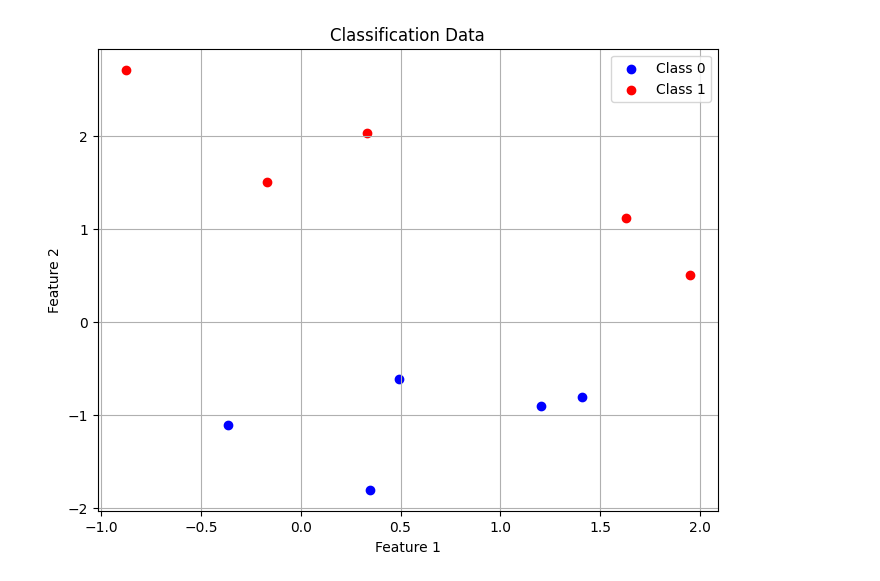
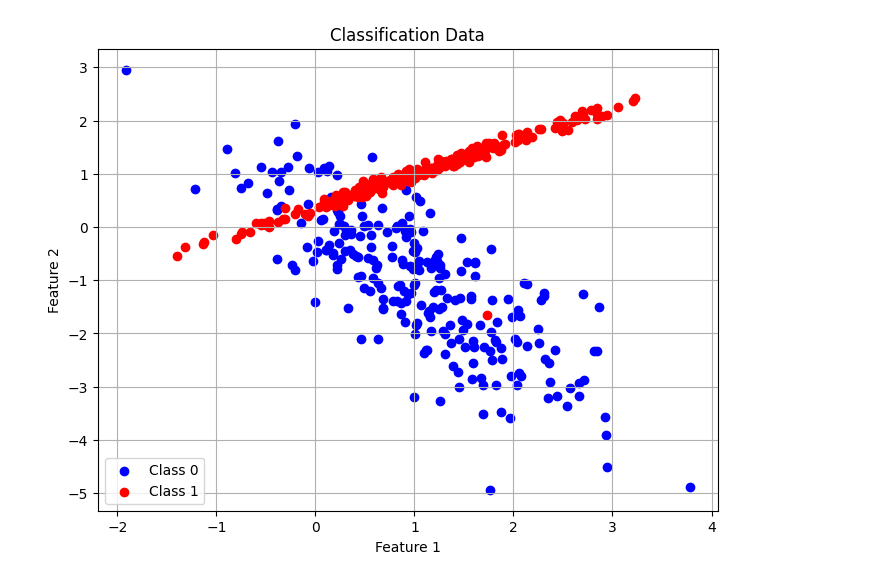
Before and after one commit to efekaanefe/ML-Algorithms-From-Scratch, a Jupyter notebook: SVM.ipynb, the cells around one changed output. Cells and saved outputs as stored; diff of their text form; code cells hidden in the pictures.

```diff
--- a/SVM.ipynb
+++ b/SVM.ipynb
@@ -4,17 +6,18 @@ import matplotlib.pyplot as plt
 from util import DataGenerator, DataPlotter
 np.random.seed(42)
 # %%
-num_samples = 10
+num_samples = 500
 num_features = 2
 type = "regression"
 type = "classification"
 
 if type == "classification":
     num_classes = 2
 
 gen = DataGenerator(num_samples, num_features, num_classes)
 X, y = gen.get_data(type=type)
+
 plotter = DataPlotter()
 plotter.plot_data(X,y, type, num_classes)
 # %% [output]
-[figure, old version]
+[figure, new version]
```
Also changed, not shown: parts of 5 cells of this notebook.
